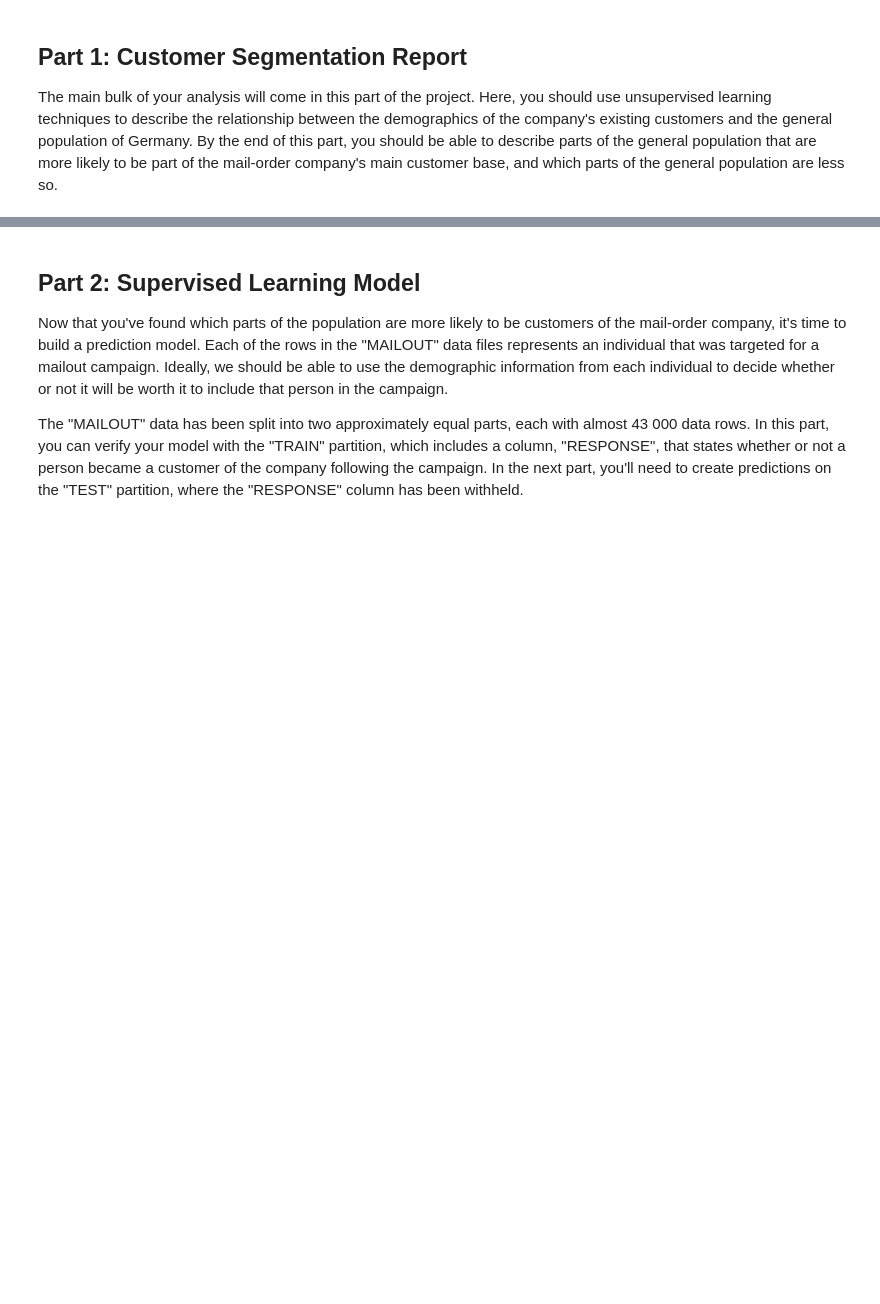
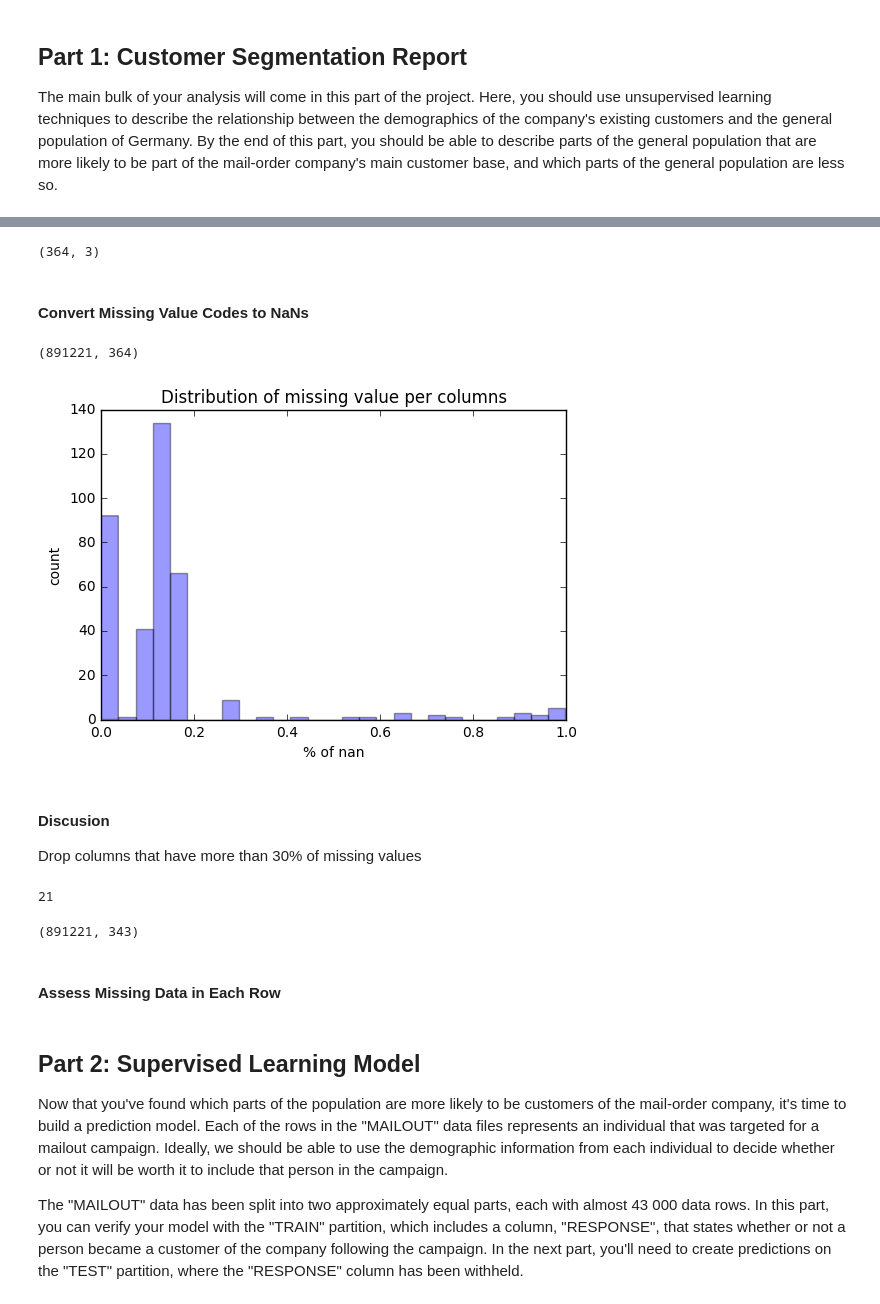
Before and after one commit to Jaouadeddadsi/DSND-Bertelsmann-Arvato-Project, a Jupyter notebook: Arvato_Project_Workbook.ipynb, the cells around one changed output, grey strips where cells are left out. Drawn from its saved outputs; the diff is of its cells as text; code cells hidden in the pictures; blank space fills up the shorter version.

Commit message:
feat: Assess missing data per columns

```diff
--- a/Arvato_Project_Workbook.ipynb
+++ b/Arvato_Project_Workbook.ipynb
@@ -41,0 +392,4 @@ The main bulk of your analysis will come in this part of the project. Here, you
+# %%
+# Check object features
+sub_object = azdias[col].select_dtypes(include='object')
+sub_object.head()
@@ -41,0 +449,4 @@ The main bulk of your analysis will come in this part of the project. Here, you
+# %%
+# List of columns to drop
+
+col_to_drop = list(sub_object.columns)
@@ -41,0 +472,9 @@ The main bulk of your analysis will come in this part of the project. Here, you
+# %%
+# concat last_att_info and new_feat_info
+new_feat_info = pd.concat([new_feat_info, last_att_info], ignore_index=True)
+
+new_feat_info.shape
+# %% [output]
+(364, 3)
+# %% [markdown]
+#### Convert Missing Value Codes to NaNs
@@ -41,0 +490,40 @@ The main bulk of your analysis will come in this part of the project. Here, you
+# %%
+# Drop col_to_drop
+azdias.drop(col_to_drop, axis=1, inplace=True)
+
+# check shape
+azdias.shape
+# %% [output]
+(891221, 364)
+# %%
+# Missing Data in Each Column
+count_nan = azdias.isnull().sum()/len(azdias)
+# %%
+plt.figure()
+sns.distplot(count_nan.values, kde=False)
+plt.ylabel('count')
+plt.xlabel('% of nan')
+plt.title('Distribution of missing value per columns')
+plt.show()
+# %% [output]
+[figure, added]
+# %% [markdown]
+#### Discusion
+
+Drop columns that have more than 30% of missing values
+# %%
+# Get columns that have more than 30% of nan
+more_30 = count_nan[count_nan > 0.3]
+missing_col = list(more_30.index)
+len(missing_col)
+# %% [output]
+21
+# %%
+# Remove the outlier missing_col from the dataset.
+azdias.drop(missing_col, axis=1, inplace=True)
+
+azdias.shape
+# %% [output]
+(891221, 343)
+# %% [markdown]
+####  Assess Missing Data in Each Row
```
Also changed, not shown: parts of 44 cells of this notebook.
